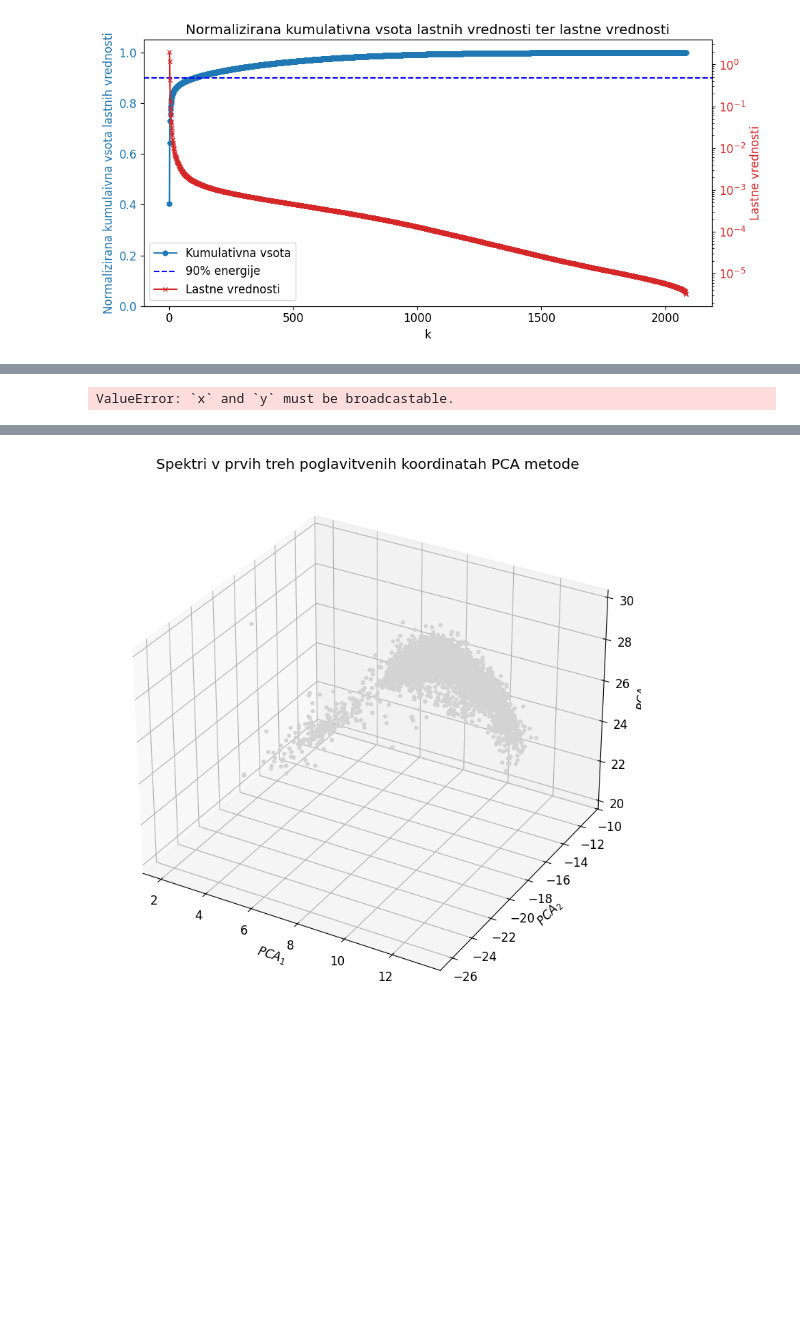
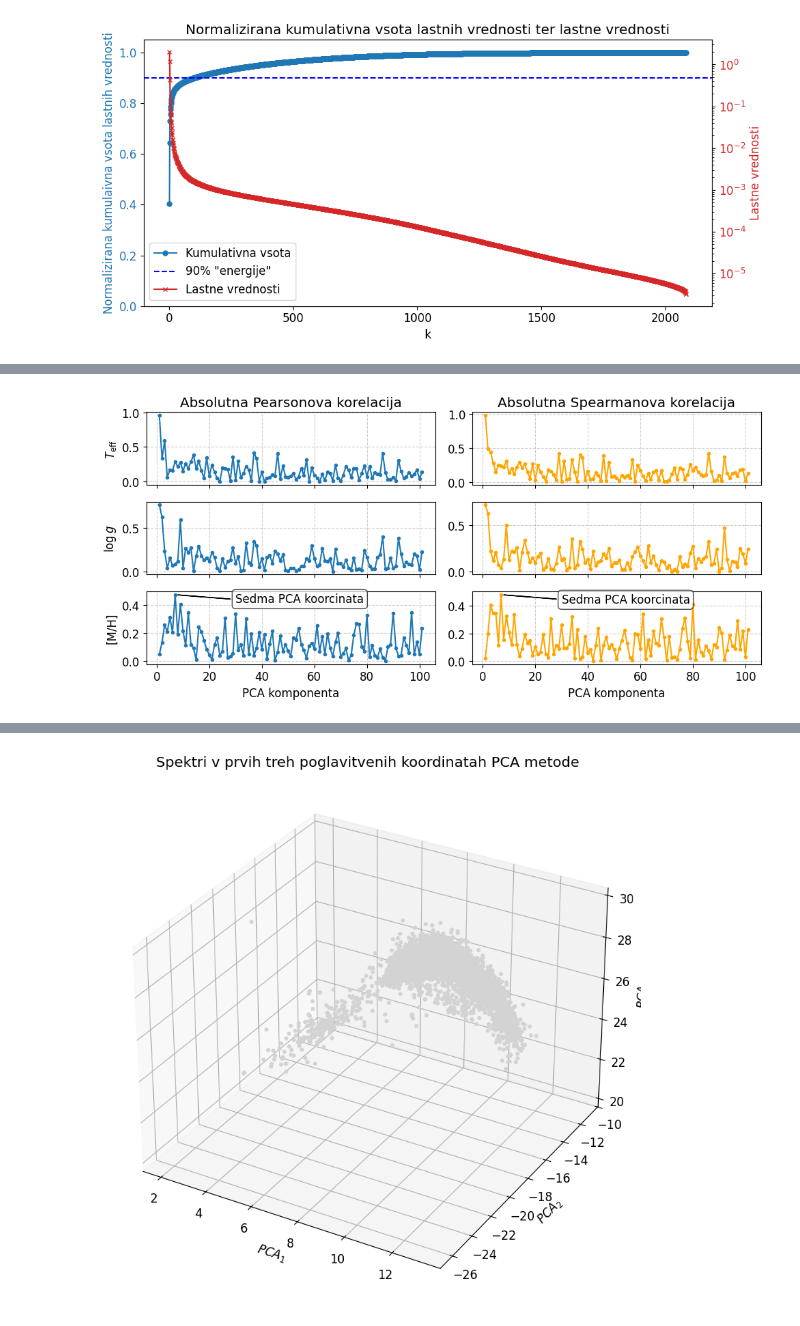
Before and after one commit to tadejkooo/PSUF, a Jupyter notebook: PSUF2/python/spektri.ipynb, the cells around one changed output, grey strips where cells are left out. Cells and saved outputs as stored; diff of their text form; code cells hidden in the pictures; blank space fills up the shorter version.

```diff
--- a/PSUF2/python/spektri.ipynb
+++ b/PSUF2/python/spektri.ipynb
@@ -380,21 +362,61 @@ plt.show()
 # %%
 q = np.shape(T[0])[0]
-
 pearson_corr_Teff = np.zeros(q)
 spearman_corr_Teff = np.zeros(q)
 pearson_corr_logg = np.zeros(q)
 spearman_corr_logg = np.zeros(q)
 pearson_corr_MH = np.zeros(q)
 spearman_corr_MH = np.zeros(q)
+T_params = T[specters_params, :]
 
 for i in range(q):
-    pearson_corr_Teff[i] = pearsonr(T[:, i], Teff_values)[0]
-    spearman_corr_Teff[i] = spearmanr(T[:, i], Teff_values)[0]
-    pearson_corr_logg[i] = pearsonr(T[:, i], logg_values)[0]
-    spearman_corr_logg[i] = spearmanr(T[:, i], logg_values)[0]
-    pearson_corr_MH[i] = pearsonr(T[:, i], MH_values)[0]
-    spearman_corr_MH[i] = spearmanr(T[:, i], MH_values)[0]
+    pearson_corr_Teff[i] = pearsonr(T_params[:, i], Teff_values)[0]
+    spearman_corr_Teff[i] = spearmanr(T_params[:, i], Teff_values)[0]
+    pearson_corr_logg[i] = pearsonr(T_params[:, i], logg_values)[0]
+    spearman_corr_logg[i] = spearmanr(T_params[:, i], logg_values)[0]
+    pearson_corr_MH[i] = pearsonr(T_params[:, i], MH_values)[0]
+    spearman_corr_MH[i] = spearmanr(T_params[:, i], MH_values)[0]
-# %% [output]
-ValueError: `x` and `y` must be broadcastable.
 # %%
-plt.plot()
+x = np.arange(1, q + 1)
+
+fig, axes = plt.subplots(3, 2, figsize=(10, 5), sharex=True)
+# fig.suptitle("Absolutne korelacije med poglavitnimi komponentami in fizikalnimi količinami")
+
+# --- Prva vrstica: Teff ---
+axes[0, 0].plot(x, np.abs(pearson_corr_Teff), '-o', markersize=3)
+axes[0, 0].set_ylabel(r'$T_{\mathrm{eff}}$')
+axes[0, 0].set_title("Absolutna Pearsonova korelacija")
+axes[0, 0].grid(True, linestyle='--', alpha=0.6)
+
+axes[0, 1].plot(x, np.abs(spearman_corr_Teff), '-o', color='orange', markersize=3)
+axes[0, 1].set_title("Absolutna Spearmanova korelacija")
+axes[0, 1].grid(True, linestyle='--', alpha=0.6)
+
+# --- Druga vrstica: logg ---
+axes[1, 0].plot(x, np.abs(pearson_corr_logg), '-o', markersize=3)
+axes[1, 0].set_ylabel(r'$\log g$')
+axes[1, 0].grid(True, linestyle='--', alpha=0.6)
+
+axes[1, 1].plot(x, np.abs(spearman_corr_logg), '-o', color='orange', markersize=3)
+axes[1, 1].grid(True, linestyle='--', alpha=0.6)
+
+# --- Tretja vrstica: [M/H] ---
+axes[2, 0].plot(x, np.abs(pearson_corr_MH), '-o', markersize=3)
+axes[2, 0].set_ylabel(r'[M/H]')
+axes[2, 0].set_xlabel('PCA komponenta')
+axes[2, 0].grid(True, linestyle='--', alpha=0.6)
+axes[2, 0].arrow(8, 0.475, 20, -0.03)
+axes[2, 0].text(30, 0.42, "Sedma PCA koorcinata",
+                bbox=dict(boxstyle='round', facecolor='white', alpha=0.7))
+
+axes[2, 1].plot(x, np.abs(spearman_corr_MH), '-o', color='orange', markersize=3)
+axes[2, 1].set_xlabel('PCA komponenta')
+axes[2, 1].grid(True, linestyle='--', alpha=0.6)
+axes[2, 1].arrow(8, 0.48, 20, -0.03)
+axes[2, 1].text(30, 0.42, "Sedma PCA koorcinata",
+                bbox=dict(boxstyle='round', facecolor='white', alpha=0.7))
+
+plt.tight_layout(rect=[0, 0, 1, 0.96])  # prostor za glavni naslov
+plt.show()
+# %% [output]
+[figure, added]
```
Also changed, not shown: parts of 10 cells of this notebook, 17 other files.
